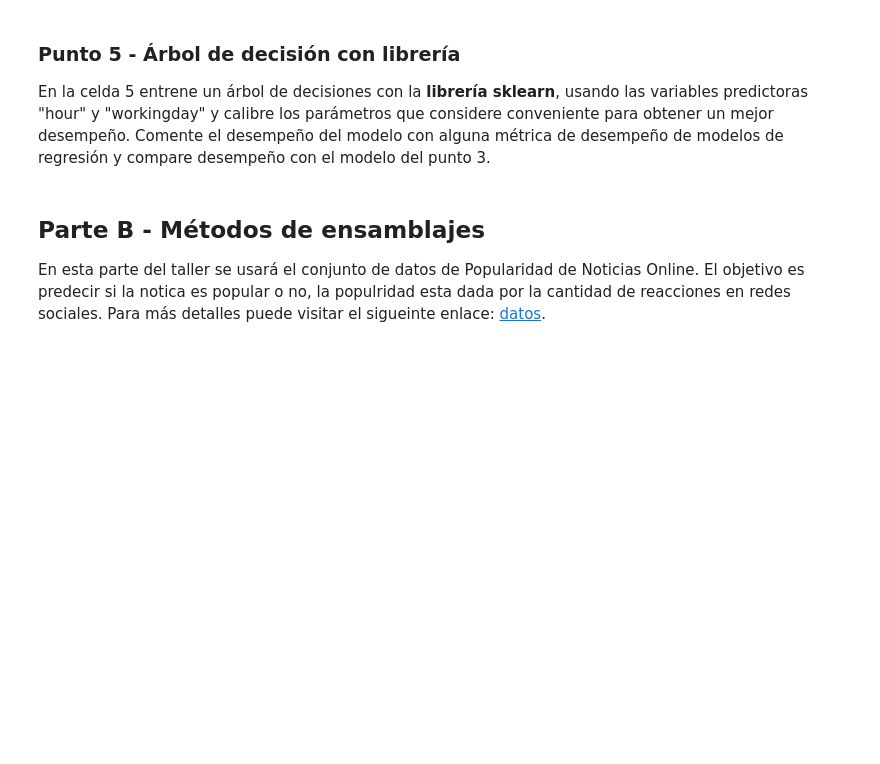
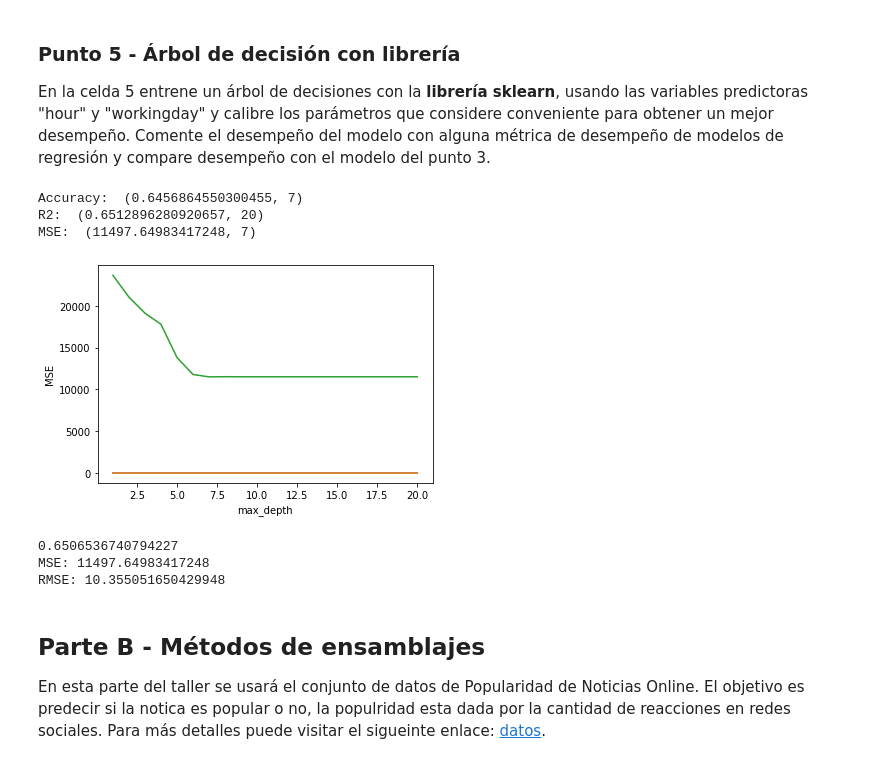
Before and after one commit to albahnsen/MIAD_ML_and_NLP, a Jupyter notebook: Semana 1/S1TC1_arboles_ensamblajes.ipynb, the cells around one changed output. Drawn from its saved outputs; the diff is of its cells as text; code cells hidden in the pictures; blank space fills up the shorter version.

```diff
--- a/Semana 1/S1TC1_arboles_ensamblajes.ipynb
+++ b/Semana 1/S1TC1_arboles_ensamblajes.ipynb
@@ -156,14 +304,63 @@ En la celda 4 cree un árbol de decisiones para pronosticar la variable "total"
 # %% [markdown]
 ### Punto 5 - Árbol de decisión con librería
 En la celda 5 entrene un árbol de decisiones con la **librería sklearn**, usando las variables predictoras "hour" y "workingday" y calibre los parámetros que considere conveniente para obtener un mejor desempeño. Comente el desempeño del modelo con alguna métrica de desempeño de modelos de regresión y compare desempeño con el modelo del punto 3.
-# %%
-# Celda 5
-
-X = bikes[['hour', 'workingday']]
-y = bikes['total']
-
-model_dt = De()
-model_dt.fit(X, y)
+# %%
+# Celda 5
+X = bikes[['hour', 'workingday']]
+y = bikes['total']
+
+max_depth_range = range(1, 21)
+accuracy_scores = []
+r2 = []
+mse = []
+
+for depth in max_depth_range:
+    model_dt = DecisionTreeRegressor(max_depth=depth)
+    accuracy_scores.append(cross_val_score(model_dt, X_train, y_train, cv=10).mean())
+    model_dt.fit(X_train, y_train)
+    y_predict = model_dt.predict(X_test)
+    mse.append(mean_squared_error(y_test, y_predict))
+    r2.append(model_dt.score(X_train, y_train))
+
+
+plt.plot(max_depth_range, accuracy_scores)
+plt.xlabel('max_depth')
+plt.ylabel('Accuracy')
+
+print('Accuracy: ', sorted(zip(accuracy_scores, max_depth_range))[::-1][0])
+
+plt.plot(max_depth_range, r2)
+plt.xlabel('max_depth')
+plt.ylabel('R2')
+
+print('R2: ', sorted(zip(r2, max_depth_range))[::-1][0])
+
+
+plt.plot(max_depth_range, mse)
+plt.xlabel('max_depth')
+plt.ylabel('MSE')
+
+print('MSE: ', sorted(zip(mse, max_depth_range))[::1][0])
+# %% [output]
+Accuracy:  (0.6456864550300455, 7)
+R2:  (0.6512896280920657, 20)
+MSE:  (11497.64983417248, 7)
+[figure, added]
+# %%
+model_dt = DecisionTreeRegressor(max_depth=7, random_state=1)
+model_dt.fit(X_train, y_train)
+print(model_dt.score(X_train, y_train))
+
+# Impresión de resultados de desemepeño del árbol de decisión
+
+y_predict_dt = model_dt.predict(X_test)
+
+print('MSE:', mean_squared_error(y_test, y_predict_dt))
+print('RMSE:', np.sqrt(mean_squared_error(y_test, y_predict_dt, squared=False)))
+# %% [output]
+0.6506536740794227
+MSE: 11497.64983417248
+RMSE: 10.355051650429948
 # %% [markdown]
 ## Parte B - Métodos de ensamblajes
 En esta parte del taller se usará el conjunto de datos de Popularidad de Noticias Online. El objetivo es predecir si la notica es popular o no, la populridad esta dada por la cantidad de reacciones en redes sociales. Para más detalles puede visitar el sigueinte enlace: [datos](https://archive.ics.uci.edu/ml/datasets/online+news+popularity).
```
Also changed, not shown: parts of 11 cells of this notebook, 4 other files.
